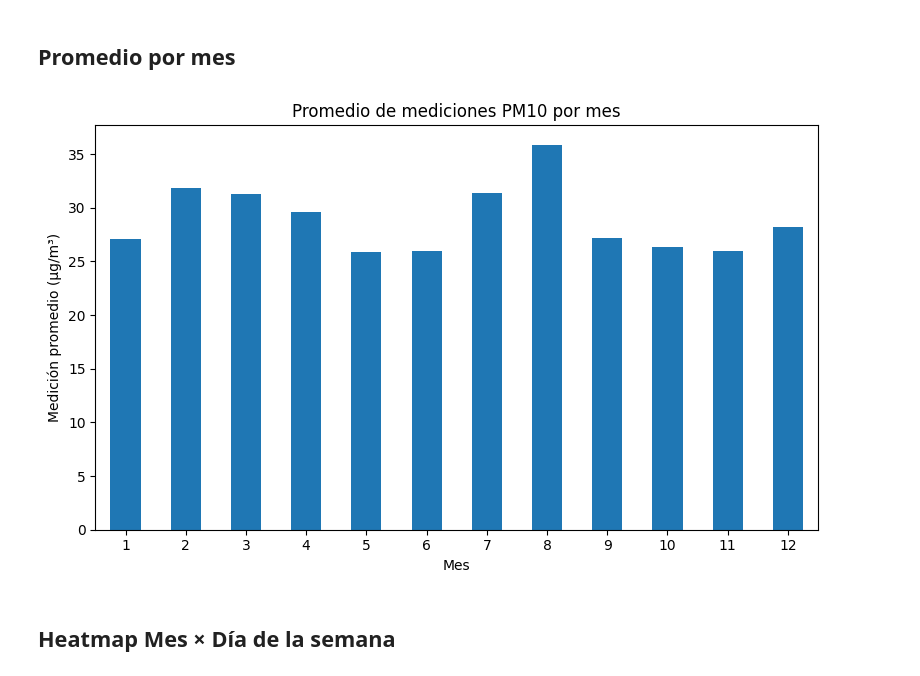
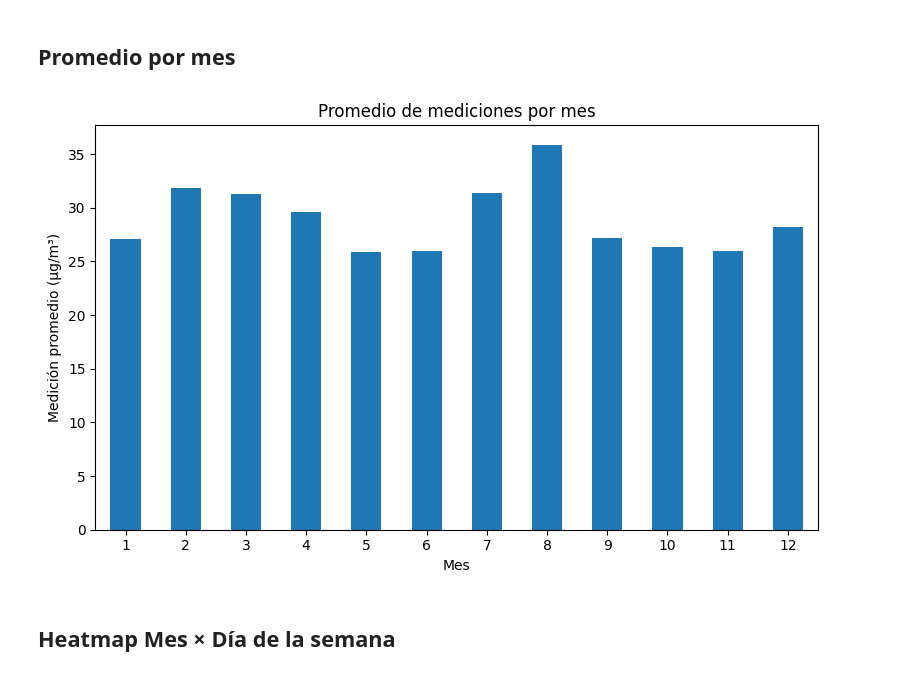
Before and after one commit to SebastianOrd/Microproyecto-DS, a Jupyter notebook: notebooks/eda.ipynb, the cells around one changed output. Saved outputs shown, nothing was run; the diff lists cells and outputs as text; code cells hidden in the pictures.

```diff
--- a/notebooks/eda.ipynb
+++ b/notebooks/eda.ipynb
@@ -160,25 +162,25 @@ plt.close()
 # %%
 plt.figure(figsize=(8,5))
 df.groupby('Mes')['Medicion'].mean().sort_index().plot(kind='bar')
-plt.title('Promedio de mediciones PM10 por mes')
+plt.title('Promedio de mediciones por mes')
 plt.ylabel('Medición promedio (µg/m³)')
 plt.xlabel('Mes')
 plt.xticks(rotation=0)
 plt.tight_layout()
 plt.show()
 
 # Guardar
 plt.figure(figsize=(8,5))
 df.groupby('Mes')['Medicion'].mean().sort_index().plot(kind='bar')
-plt.title('Promedio de mediciones PM10 por mes')
+plt.title('Promedio de mediciones por mes')
 plt.ylabel('Medición promedio (µg/m³)')
 plt.xlabel('Mes')
 plt.xticks(rotation=0)
 plt.tight_layout()
 plt.savefig(os.path.join(FIGS, 'promedio_por_mes.png'), bbox_inches='tight')
 plt.close()
 # %% [output]
-[figure, old version]
+[figure, new version]
 # %% [markdown]
 ## Heatmap Mes × Día de la semana
 # %%
```
Also changed, not shown: parts of 6 cells of this notebook, 14 other files.
